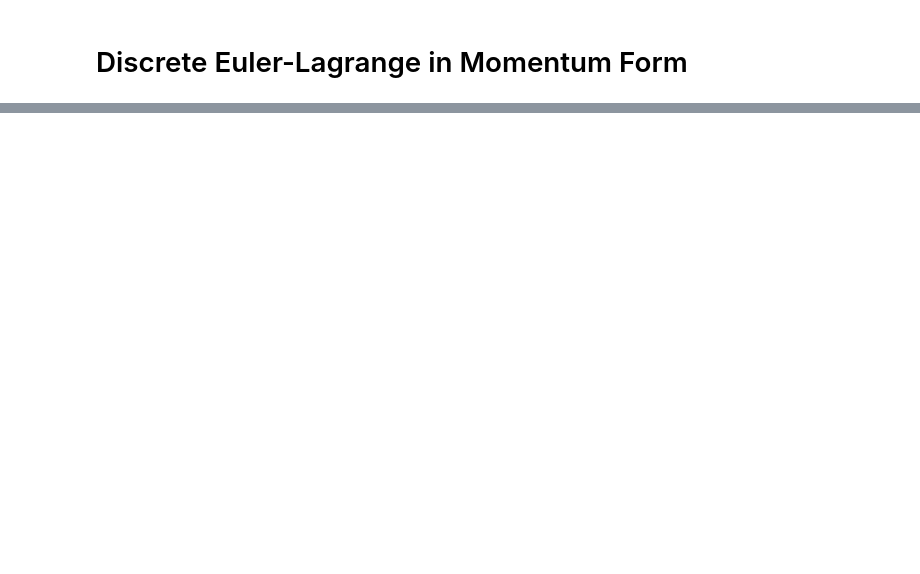
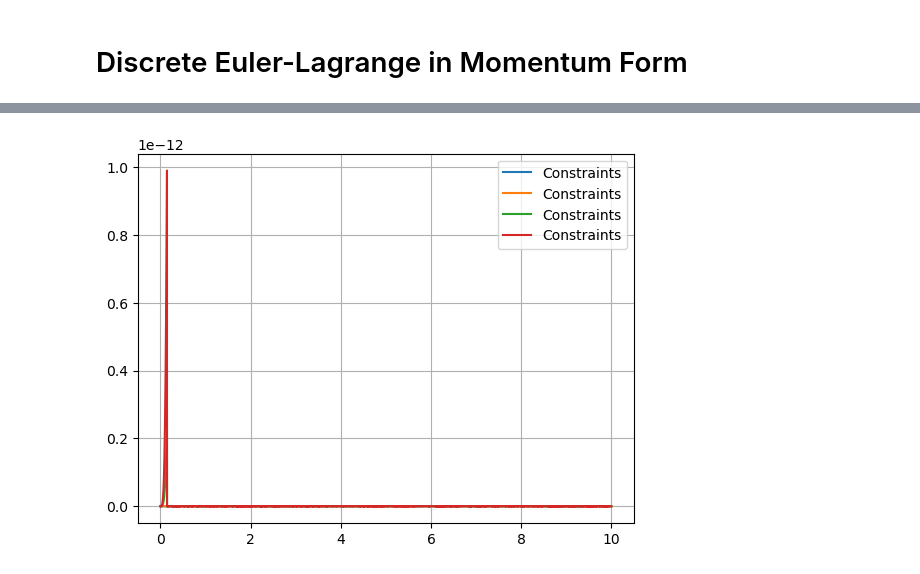
Before and after one commit to simeon-ned/varitop, a Jupyter notebook: examples/00_variational_integration.ipynb, the cells around one changed output, grey strips where cells are left out. Drawn from its saved outputs; the diff is of its cells as text; code cells hidden in the pictures; blank space fills up the shorter version.

```diff
--- a/examples/00_variational_integration.ipynb
+++ b/examples/00_variational_integration.ipynb
@@ -125,0 +141,7 @@ plt.show()
+# %%
+plt.plot(ts, delm_hist["phis"], label="Constraints")
+plt.grid()
+plt.legend()
+plt.show()
+# %% [output]
+[figure, added]
```
Also changed, not shown: parts of 15 cells of this notebook.
